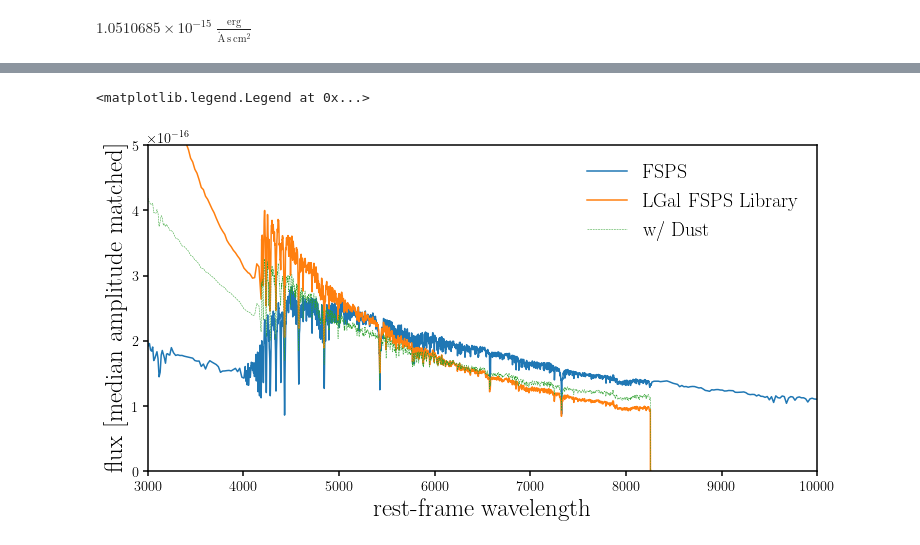
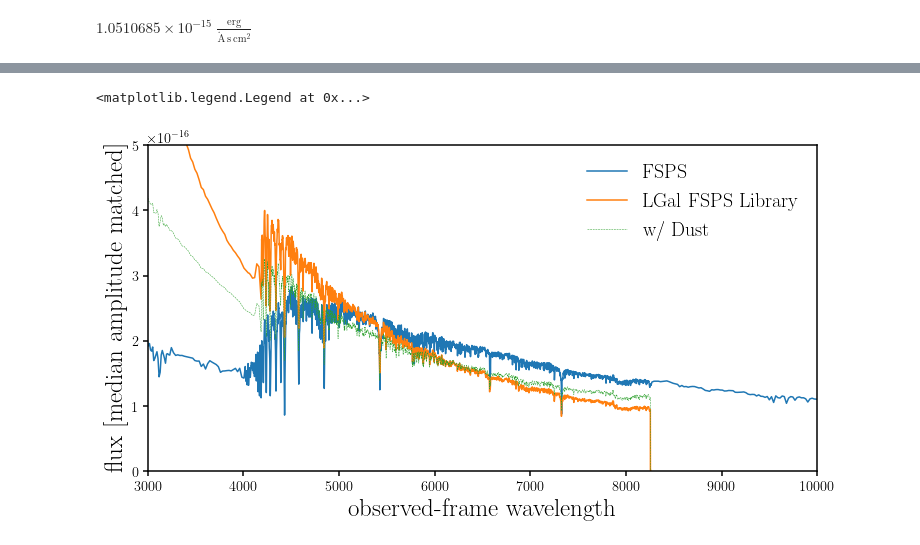
Before and after one commit to changhoonhahn/FOMOspec, a Jupyter notebook: notebook/local_lgal_check.ipynb, the cells around one changed output, grey strips where cells are left out. Saved outputs shown, nothing was run; the diff lists cells and outputs as text; code cells hidden in the pictures.

```diff
--- a/notebook/local_lgal_check.ipynb
+++ b/notebook/local_lgal_check.ipynb
@@ -182,18 +182,18 @@ sub.legend(loc='upper right', fontsize=20)
 # %%
 fig = plt.figure(figsize=(12,6))
 sub = fig.add_subplot(111)
 sub.plot(wave, flux_tot_z.to(U.erg/U.s/U.cm**2/U.Angstrom), label='FSPS')
 sub.plot(spec_lgal_fsps['wave'],
          spec_lgal_fsps['flux_nodust_nonoise'] / np.median(spec_lgal_fsps['flux_nodust_nonoise']) * np.median(flux_tot_z.to(U.erg/U.s/U.cm**2/U.Angstrom)),
          label="LGal FSPS Library")
 sub.plot(spec_lgal_fsps['wave'],
          spec_lgal_fsps['flux_dust_nonoise'] / np.median(spec_lgal_fsps['flux_dust_nonoise']) * np.median(flux_tot_z.to(U.erg/U.s/U.cm**2/U.Angstrom)),
          lw=0.5, ls='--', label='w/ Dust')
-sub.set_xlabel('rest-frame wavelength', fontsize=25)
+sub.set_xlabel('observed-frame wavelength', fontsize=25)
 sub.set_xlim([3e3, 1e4])
 sub.set_ylabel('flux [median amplitude matched]', fontsize=25)
 sub.set_ylim([0., 5e-16])
 sub.legend(loc='upper right', fontsize=20)
 # %% [output]
 <matplotlib.legend.Legend at 0x...>
-[figure, old version]
+[figure, new version]
```
Also changed, not shown: parts of 2 cells of this notebook.
